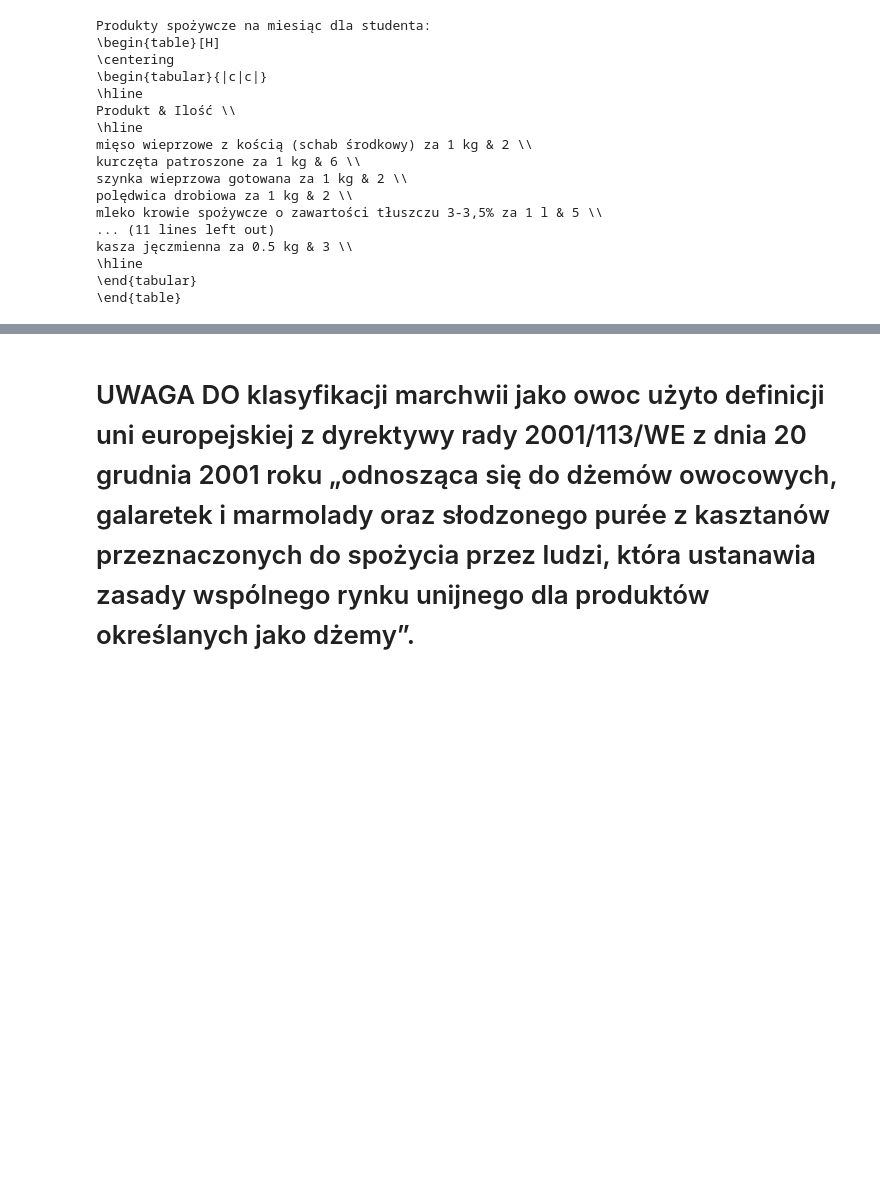
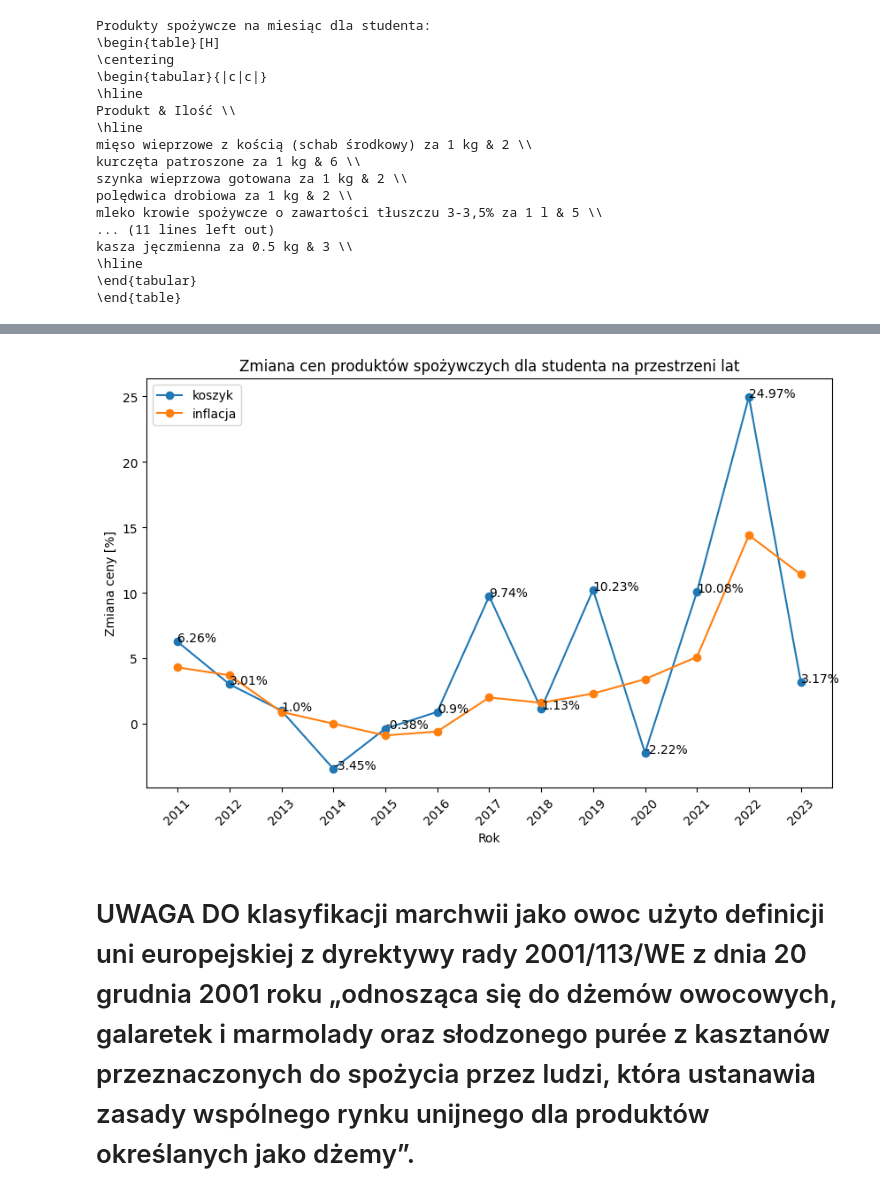
Before and after one commit to CrustyCracker/Statistics-Projects, a Jupyter notebook: PROJEKT-1/Problem_1_students_cost_increase.ipynb, the cells around one changed output, grey strips where cells are left out. Cells and saved outputs as stored; diff of their text form; code cells hidden in the pictures; blank space fills up the shorter version.

```diff
--- a/PROJEKT-1/Problem_1_students_cost_increase.ipynb
+++ b/PROJEKT-1/Problem_1_students_cost_increase.ipynb
@@ -289,2 +258,18 @@ plt.show()
+# %%
+plt.rcParams['figure.figsize'] = [10, 6]
+plt.plot(students_mounthly_prices_change_df['rok'], students_mounthly_prices_change_df['wartosc'], marker='o', label='koszyk')
+plt.plot(inflation_data['rok'], inflation_data['wartosc'], marker='o', label='inflacja')
+
+# add % values on the points rounded to 2 decimal places only for koszyk
+for i in range(len(students_mounthly_prices_change_df)):
+    plt.text(students_mounthly_prices_change_df['rok'][i], students_mounthly_prices_change_df['wartosc'][i], str(students_mounthly_prices_change_df['wartosc'][i]) + '%')
+plt.xticks(students_mounthly_prices_change_df['rok'], rotation=45)
+plt.xlabel('Rok')
+plt.ylabel('Zmiana ceny [%]')
+plt.title('Zmiana cen produktów spożywczych dla studenta na przestrzeni lat')
+plt.legend()
+plt.show()
+# %% [output]
+[figure, added]
 # %% [markdown]
 # UWAGA DO klasyfikacji marchwii jako owoc użyto definicji uni europejskiej z dyrektywy rady 2001/113/WE z dnia 20 grudnia 2001 roku „odnosząca się do dżemów owocowych, galaretek i marmolady oraz słodzonego purée z kasztanów przeznaczonych do spożycia przez ludzi, która ustanawia zasady wspólnego rynku unijnego dla produktów określanych jako dżemy”.
```
Also changed, not shown: parts of 2 cells of this notebook, 1 other file.
